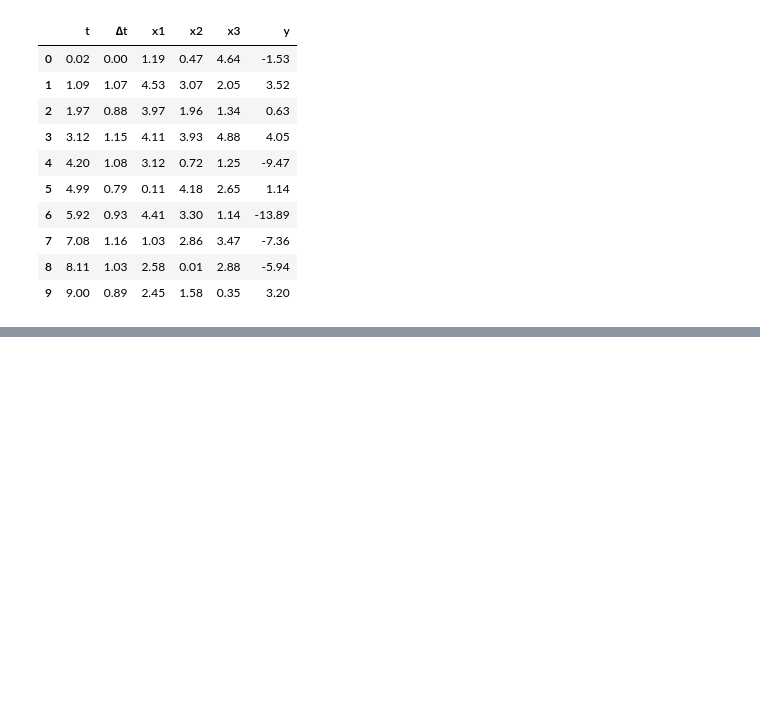
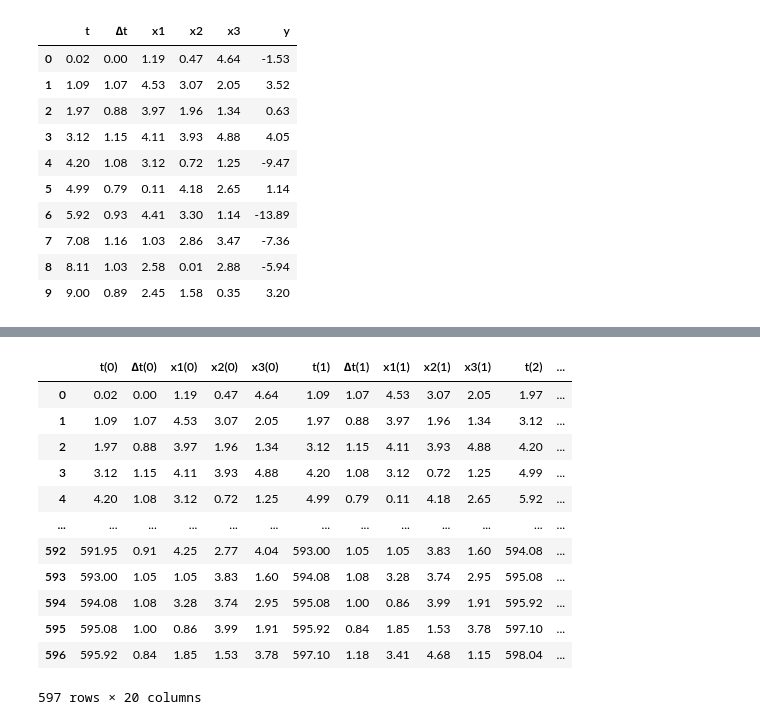
Before and after one commit to zlukich/no_palm, a Jupyter notebook: time_series_predicting_tutorial.ipynb, the cells around one changed output, grey strips where cells are left out. Drawn from its saved outputs; the diff is of its cells as text; code cells hidden in the pictures; blank space fills up the shorter version.

```diff
--- a/time_series_predicting_tutorial.ipynb
+++ b/time_series_predicting_tutorial.ipynb
@@ -60,0 +72,14 @@ dataset.head(10)
+# %%
+window_size = 4
+columns_size = dataset.shape[1]
+create_a_row = []
+for r in range(dataset.shape[0]-window_size+1):
+    create_a_row.append({})
+    for row in range(window_size):
+        for col in dataset.columns:
+            if(col=="y" and row ==window_size-1):
+                continue
+            elif(col == "y"):
+                continue
+            else:
+                create_a_row[r][f"{col}({row})"] = dataset[col][row+r]
@@ -60,0 +106,17 @@ dataset.head(10)
+# %%
+trainset = pd.DataFrame(create_a_row)
+trainset
+# %% [output]
+|  | t(0) | ∆t(0) | x1(0) | x2(0) | x3(0) | t(1) | ∆t(1) | x1(1) | x2(1) | x3(1) | t(2) | ... |
+| 0 | 0.02 | 0.00 | 1.19 | 0.47 | 4.64 | 1.09 | 1.07 | 4.53 | 3.07 | 2.05 | 1.97 | ... |
+| 1 | 1.09 | 1.07 | 4.53 | 3.07 | 2.05 | 1.97 | 0.88 | 3.97 | 1.96 | 1.34 | 3.12 | ... |
+| 2 | 1.97 | 0.88 | 3.97 | 1.96 | 1.34 | 3.12 | 1.15 | 4.11 | 3.93 | 4.88 | 4.20 | ... |
+| 3 | 3.12 | 1.15 | 4.11 | 3.93 | 4.88 | 4.20 | 1.08 | 3.12 | 0.72 | 1.25 | 4.99 | ... |
+| 4 | 4.20 | 1.08 | 3.12 | 0.72 | 1.25 | 4.99 | 0.79 | 0.11 | 4.18 | 2.65 | 5.92 | ... |
+| ... | ... | ... | ... | ... | ... | ... | ... | ... | ... | ... | ... | ... |
+| 592 | 591.95 | 0.91 | 4.25 | 2.77 | 4.04 | 593.00 | 1.05 | 1.05 | 3.83 | 1.60 | 594.08 | ... |
+| 593 | 593.00 | 1.05 | 1.05 | 3.83 | 1.60 | 594.08 | 1.08 | 3.28 | 3.74 | 2.95 | 595.08 | ... |
+| 594 | 594.08 | 1.08 | 3.28 | 3.74 | 2.95 | 595.08 | 1.00 | 0.86 | 3.99 | 1.91 | 595.92 | ... |
+| 595 | 595.08 | 1.00 | 0.86 | 3.99 | 1.91 | 595.92 | 0.84 | 1.85 | 1.53 | 3.78 | 597.10 | ... |
+| 596 | 595.92 | 0.84 | 1.85 | 1.53 | 3.78 | 597.10 | 1.18 | 3.41 | 4.68 | 1.15 | 598.04 | ... |
+597 rows × 20 columns
```
Also changed, not shown: parts of 14 cells of this notebook.
